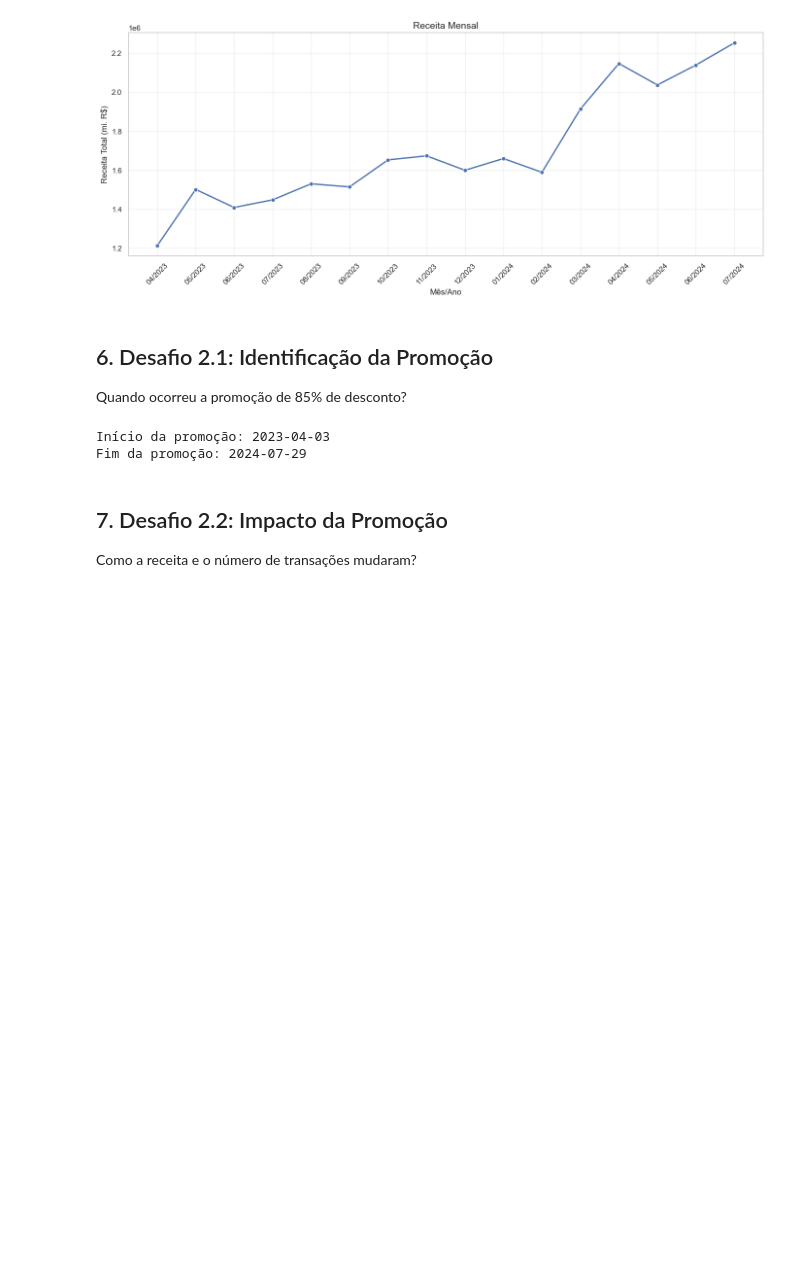
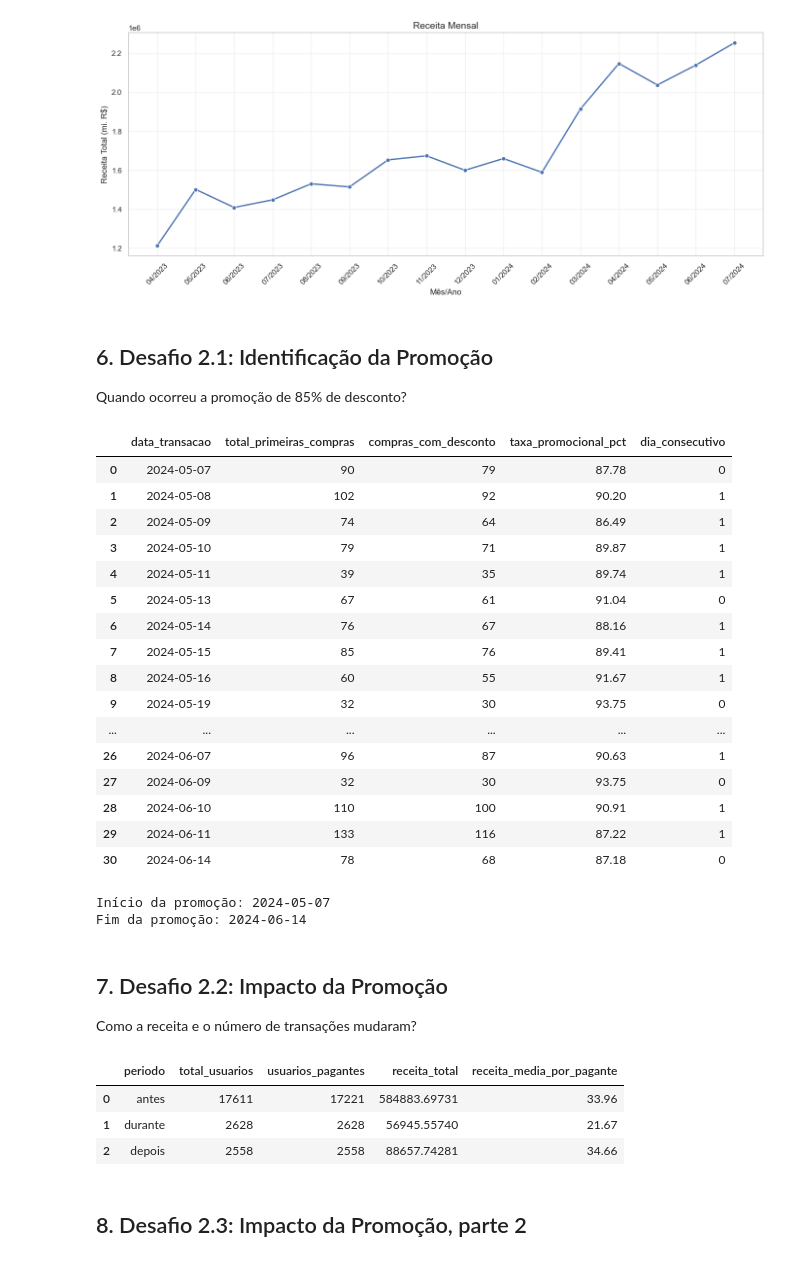
Before and after one commit to sophia-katze/data-analyst-test-01-martech, a Jupyter notebook: analysis.ipynb, the cells around one changed output. Cells and saved outputs as stored; diff of their text form; code cells hidden in the pictures; blank space fills up the shorter version.

```diff
--- a/analysis.ipynb
+++ b/analysis.ipynb
@@ -362,26 +370,52 @@ plt.show()
 ## 6. Desafio 2.1: Identificação da Promoção
 
 Quando ocorreu a promoção de 85% de desconto?
+# %%
+# Executa arquivo sql/06_promotion_period.sql
+df_promo = exec_sql('06_promotion_period.sql', env)
+df_promo
+# %% [output]
+|  | data_transacao | total_primeiras_compras | compras_com_desconto | taxa_promocional_pct | dia_consecutivo |
+| 0 | 2024-05-07 | 90 | 79 | 87.78 | 0 |
+| 1 | 2024-05-08 | 102 | 92 | 90.20 | 1 |
+| 2 | 2024-05-09 | 74 | 64 | 86.49 | 1 |
+| 3 | 2024-05-10 | 79 | 71 | 89.87 | 1 |
+| 4 | 2024-05-11 | 39 | 35 | 89.74 | 1 |
+| 5 | 2024-05-13 | 67 | 61 | 91.04 | 0 |
+| 6 | 2024-05-14 | 76 | 67 | 88.16 | 1 |
+| 7 | 2024-05-15 | 85 | 76 | 89.41 | 1 |
+| 8 | 2024-05-16 | 60 | 55 | 91.67 | 1 |
+| 9 | 2024-05-19 | 32 | 30 | 93.75 | 0 |
+| ... | ... | ... | ... | ... | ... |
+| 26 | 2024-06-07 | 96 | 87 | 90.63 | 1 |
+| 27 | 2024-06-09 | 32 | 30 | 93.75 | 0 |
+| 28 | 2024-06-10 | 110 | 100 | 90.91 | 1 |
+| 29 | 2024-06-11 | 133 | 116 | 87.22 | 1 |
+| 30 | 2024-06-14 | 78 | 68 | 87.18 | 0 |
 # %%
-# Executa arquivo sql/06_promotion_period.sql
-df_promo = exec_sql('06_promotion_period.sql', env)
-
-df_promo['data']=pd.to_datetime(df_promo['data'])
+df_promo['data_transacao']=pd.to_datetime(df_promo['data_transacao'])
 
 # Define o início e fim do período promocional
-inicio_promocao = df_promo['data'].min()
-fim_promocao = df_promo['data'].max()
+inicio_promocao = df_promo['data_transacao'].min()
+fim_promocao = df_promo['data_transacao'].max()
 
 print(f"Início da promoção: {inicio_promocao.date()}")
 print(f"Fim da promoção: {fim_promocao.date()}")
 # %% [output]
-Início da promoção: 2023-04-03
-Fim da promoção: 2024-07-29
+Início da promoção: 2024-05-07
+Fim da promoção: 2024-06-14
 # %% [markdown]
 ## 7. Desafio 2.2: Impacto da Promoção
 
 Como a receita e o número de transações mudaram?
 # %%
-# Executa arquivo sql/06_promotion_impact.sql
-#df_impact = exec_sql('06_promotion_impact.sql', env)
-#df_impact
+# Executa arquivo sql/07_promotion_impact.sql
+df_impact = exec_sql('07_promotion_impact.sql', env)
+df_impact
+# %% [output]
+|  | periodo | total_usuarios | usuarios_pagantes | receita_total | receita_media_por_pagante |
+| 0 | antes | 17611 | 17221 | 584883.69731 | 33.96 |
+| 1 | durante | 2628 | 2628 | 56945.55740 | 21.67 |
+| 2 | depois | 2558 | 2558 | 88657.74281 | 34.66 |
+# %% [markdown]
+## 8. Desafio 2.3: Impacto da Promoção, parte 2
```
Also changed, not shown: parts of 8 cells of this notebook, 4 other files.
